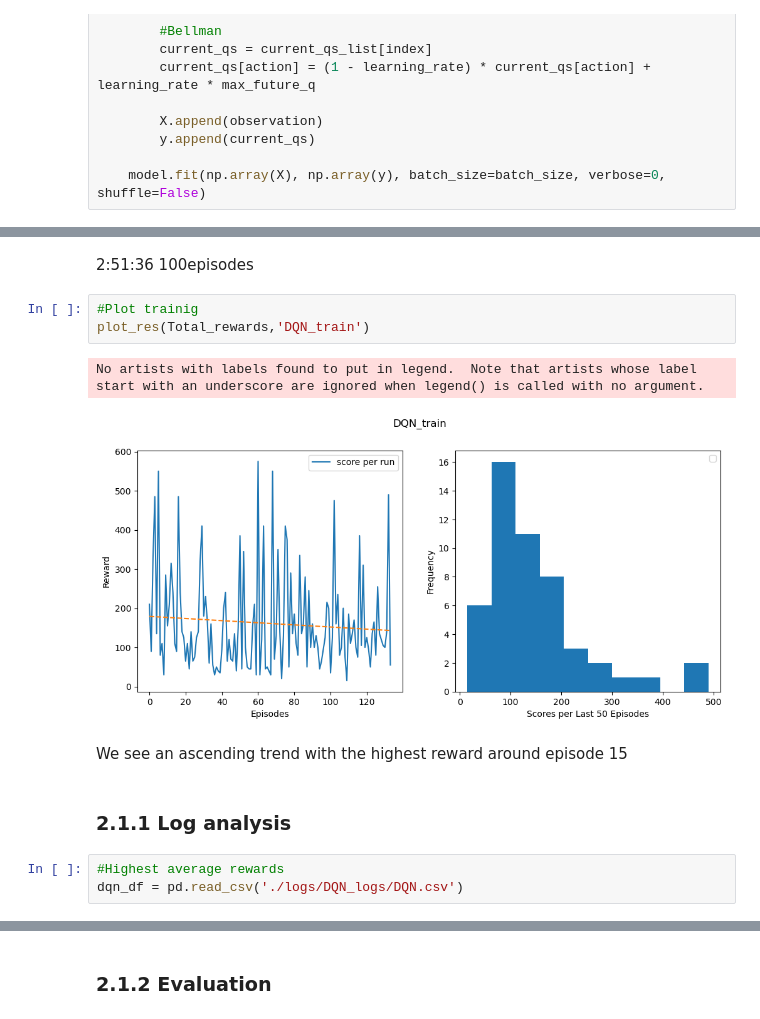
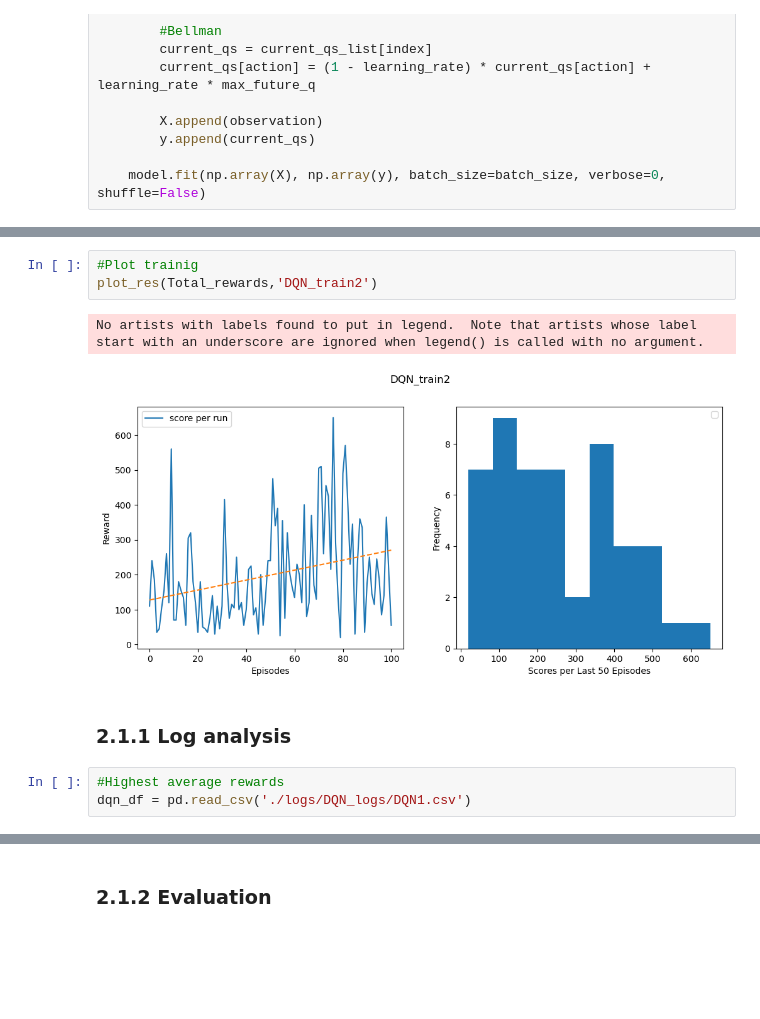
Before and after one commit to 4rn3/rl_school_project, a Jupyter notebook: space_invaders.ipynb, the cells around one changed output, grey strips where cells are left out. Drawn from its saved outputs; the diff is of its cells as text; blank space fills up the shorter version.

```diff
--- a/space_invaders.ipynb
+++ b/space_invaders.ipynb
@@ -278,18 +262,14 @@ MemoryError
-# %% [markdown]
- 2:51:36 100episodes
 # %%
 #Plot trainig
-plot_res(Total_rewards,'DQN_train')
+plot_res(Total_rewards,'DQN_train2')
 # %% [output]
 No artists with labels found to put in legend.  Note that artists whose label start with an underscore are ignored when legend() is called with no argument.
-[figure, old version]
+[figure, new version]
-# %% [markdown]
-<p>We see an ascending trend with the highest reward around episode 15</p>
 # %% [markdown]
 ### 2.1.1 Log analysis
 # %%
 #Highest average rewards
-dqn_df = pd.read_csv('./logs/DQN_logs/DQN.csv')
+dqn_df = pd.read_csv('./logs/DQN_logs/DQN1.csv')
 # %%
 dqn_df[dqn_df["episode"] > 50].sort_values(by=["avg_score","episode"], ascending=False).head(10)
 # %% [output]
```
Also changed, not shown: parts of 27 cells of this notebook.
